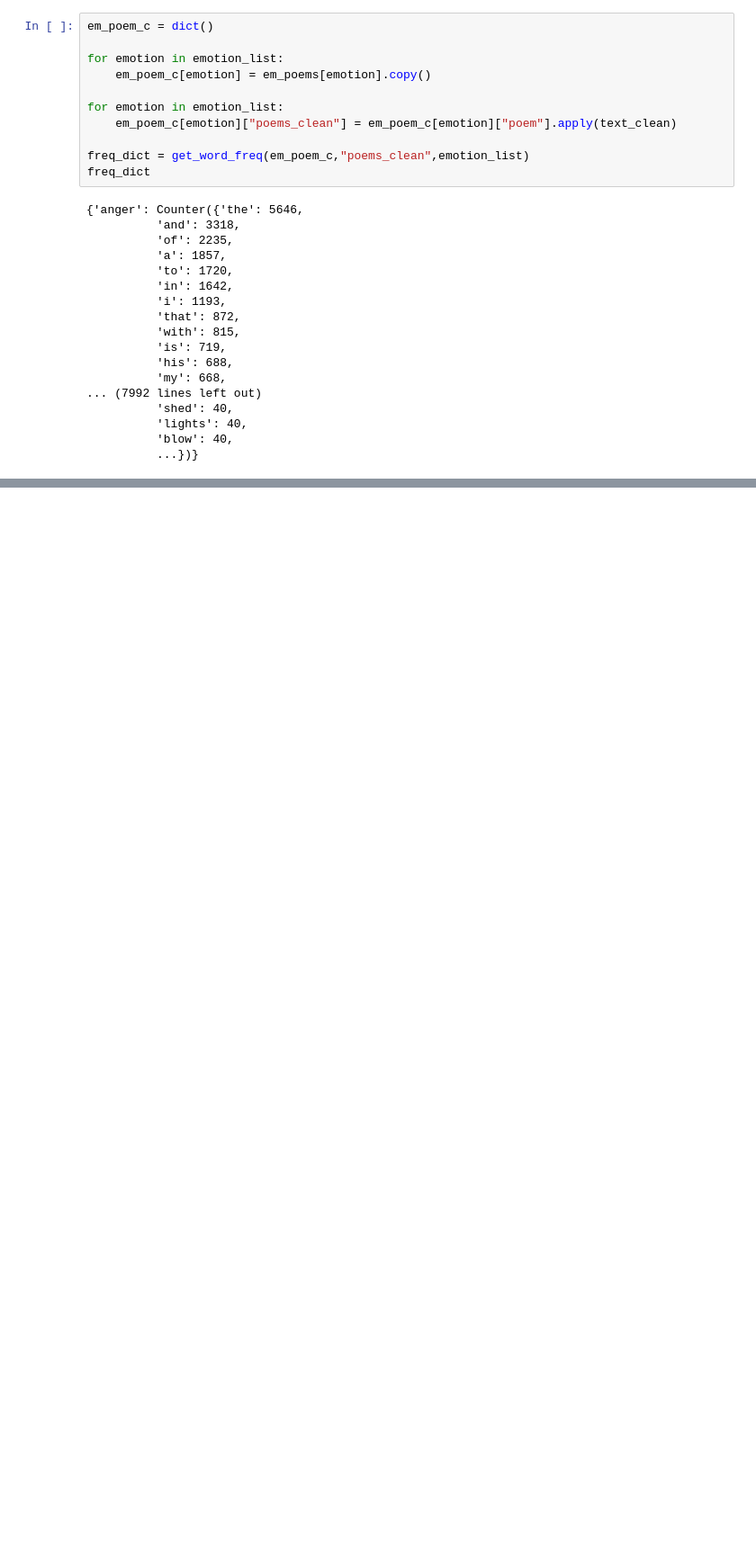
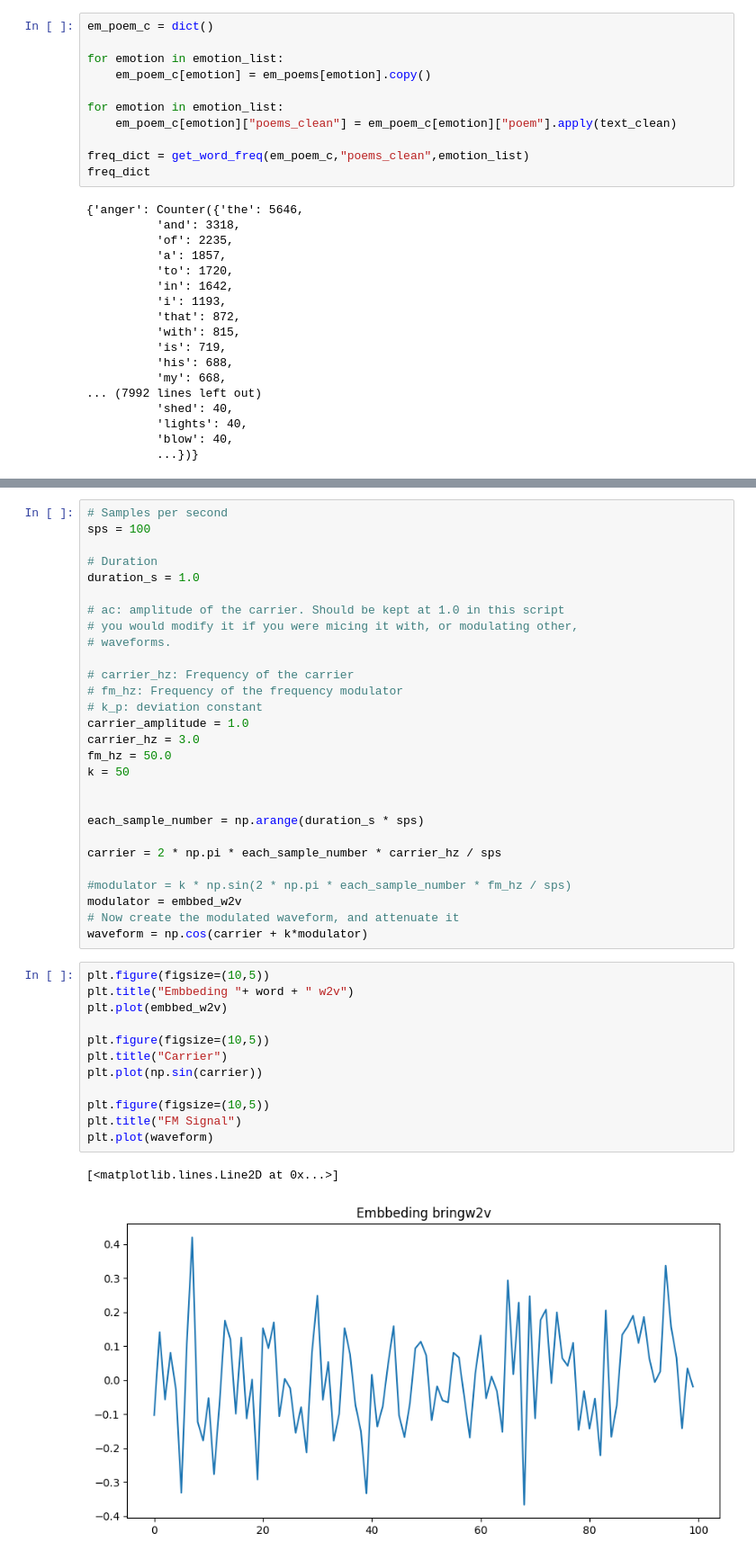
Before and after one commit to jahzeel-ulises/MODULACION, a Jupyter notebook: Palabras.ipynb, the cells around one changed output, grey strips where cells are left out. Shown at 90% size. Cells and saved outputs as stored; diff of their text form; blank space fills up the shorter version.

```diff
--- a/Palabras.ipynb
+++ b/Palabras.ipynb
@@ -429,0 +495,43 @@ words_embbed_fst_info
+# %%
+# Samples per second
+sps = 100
+
+# Duration
+duration_s = 1.0
+
+# ac: amplitude of the carrier. Should be kept at 1.0 in this script
+# you would modify it if you were micing it with, or modulating other,
+# waveforms.
+
+# carrier_hz: Frequency of the carrier
+# fm_hz: Frequency of the frequency modulator
+# k_p: deviation constant
+carrier_amplitude = 1.0
+carrier_hz = 3.0
+fm_hz = 50.0
+k = 50
+
+
+each_sample_number = np.arange(duration_s * sps)
+
+carrier = 2 * np.pi * each_sample_number * carrier_hz / sps
+
+#modulator = k * np.sin(2 * np.pi * each_sample_number * fm_hz / sps)
+modulator = embbed_w2v
+# Now create the modulated waveform, and attenuate it
+waveform = np.cos(carrier + k*modulator)
+# %%
+plt.figure(figsize=(10,5))
+plt.title("Embbeding "+ word + " w2v")
+plt.plot(embbed_w2v)
+
+plt.figure(figsize=(10,5))
+plt.title("Carrier")
+plt.plot(np.sin(carrier))
+
+plt.figure(figsize=(10,5))
+plt.title("FM Signal")
+plt.plot(waveform)
+# %% [output]
+[<matplotlib.lines.Line2D at 0x...>]
+[figure, added]
```
Also changed, not shown: parts of 16 cells of this notebook.
